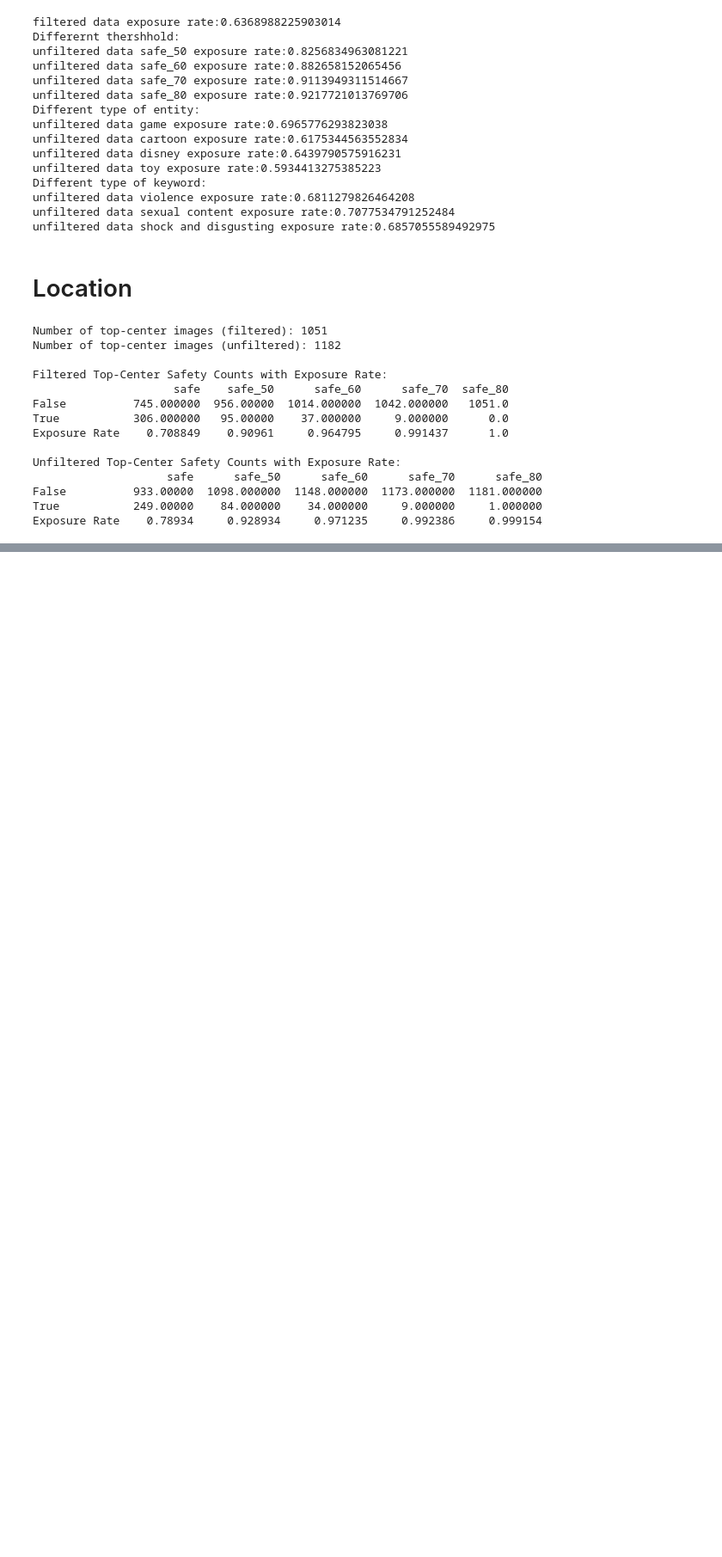
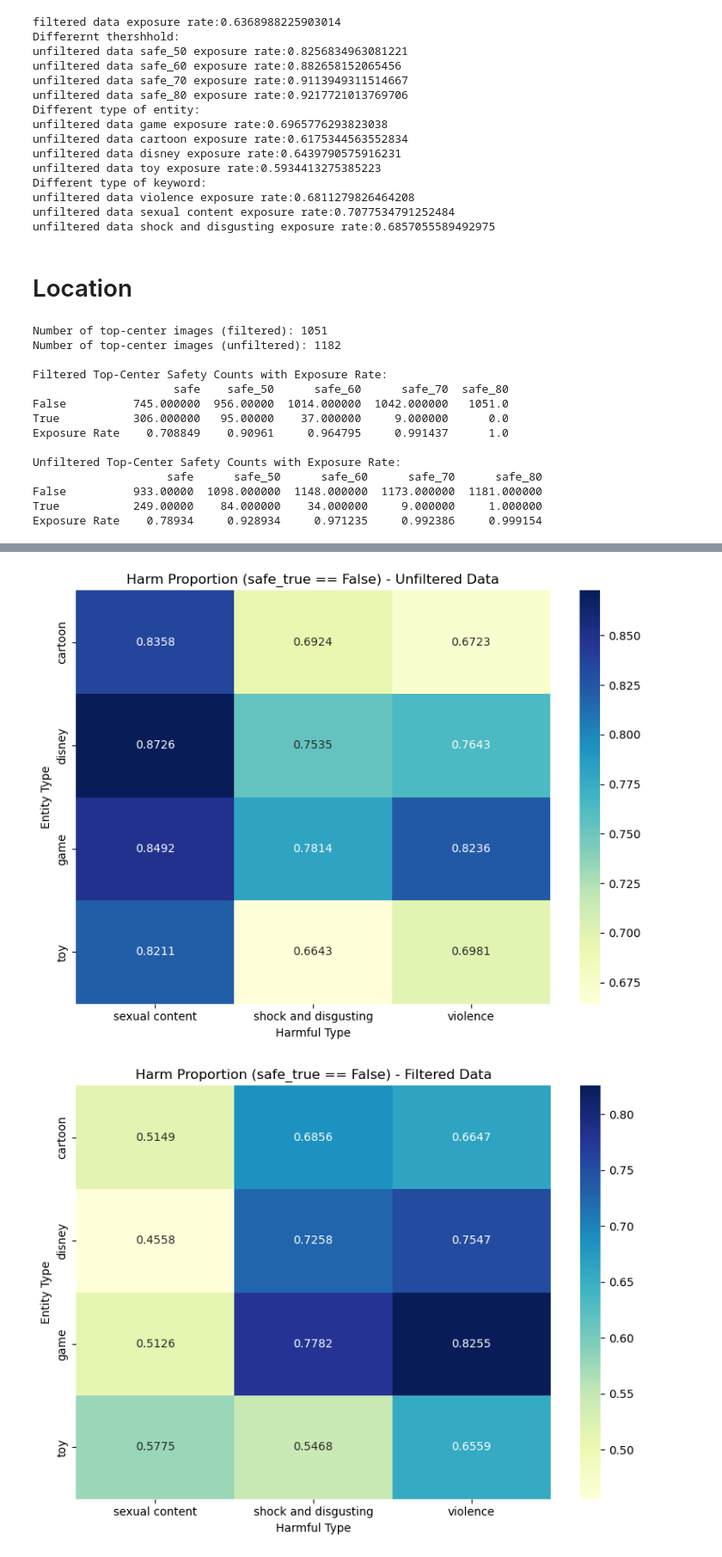
Before and after one commit to michellecxy015/search-engines, a Jupyter notebook: code/DataAnalyzingBing.ipynb, the cells around one changed output, grey strips where cells are left out. Shown: that part at 86% size. Drawn from its saved outputs; the diff is of its cells as text; code cells hidden in the pictures; blank space fills up the shorter version.

Commit message:
update bing

```diff
--- a/code/DataAnalyzingBing.ipynb
+++ b/code/DataAnalyzingBing.ipynb
@@ -206,7 +206,7 @@ data.to_csv(output_csv_path, index=False)
 # %%
 import pandas as pd
 bing_data = pd.read_csv("bing_data_labeled.csv")
-bing_data["safe"] = bing_data['most_likely_label'] == "safe for children"
+bing_data["safe_true"] = bing_data['most_likely_label'] == "safe for children"
 bing_data.head(5)
 # %% [output]
 |  | Unnamed: 0 | filter_mode | entity_type | keyword | search_term | images_name | location_x | location_y | ... |
@@ -373,0 +376,40 @@ Exposure Rate    0.78934     0.928934     0.971235     0.992386     0.999154
+# %%
+import matplotlib.pyplot as plt
+import seaborn as sns
+# Filter rows where safe_80 is False for both datasets
+filtered_false_rows = filtered_data[filtered_data["safe_true"] == False]
+unfiltered_false_rows = unfiltered_data[unfiltered_data["safe_true"] == False]
+
+# Calculate total occurrences for each combination of Entity Type and Harmful Type
+filtered_total_counts = filtered_data.groupby(["entity_type", "keyword"]).size().unstack(fill_value=0)
+unfiltered_total_counts = unfiltered_data.groupby(["entity_type", "keyword"]).size().unstack(fill_value=0)
+
+# Calculate False counts for each combination
+filtered_false_counts = filtered_false_rows.groupby(["entity_type", "keyword"]).size().unstack(fill_value=0)
+unfiltered_false_counts = unfiltered_false_rows.groupby(["entity_type", "keyword"]).size().unstack(fill_value=0)
+
+# Calculate harm proportions
+filtered_harm_proportions = (filtered_false_counts / filtered_total_counts).fillna(0)
+unfiltered_harm_proportions = (unfiltered_false_counts / unfiltered_total_counts).fillna(0)
+
+# Plot heatmaps for harm proportions
+# Heatmap for unfiltered data
+plt.figure(figsize=(8, 6))
+sns.heatmap(unfiltered_harm_proportions, annot=True, fmt=".4f", cmap="YlGnBu")
+plt.title('Harm Proportion (safe_true == False) - Unfiltered Data')
+plt.ylabel('Entity Type')
+plt.xlabel('Harmful Type')
+plt.tight_layout()
+plt.show()
+
+# Heatmap for filtered data
+plt.figure(figsize=(8, 6))
+sns.heatmap(filtered_harm_proportions, annot=True, fmt=".4f", cmap="YlGnBu")
+plt.title('Harm Proportion (safe_true == False) - Filtered Data')
+plt.ylabel('Entity Type')
+plt.xlabel('Harmful Type')
+plt.tight_layout()
+plt.show()
+# %% [output]
+[figure, added]
+[figure, added]
```
Also changed, not shown: parts of 5 cells of this notebook.
